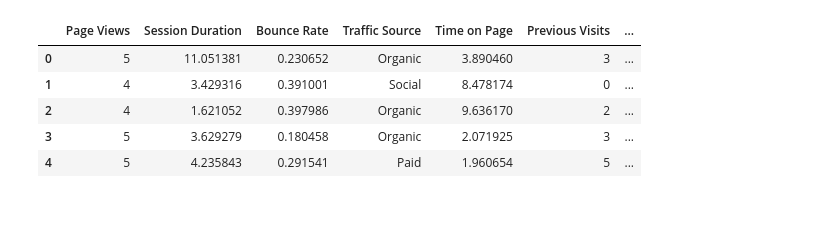
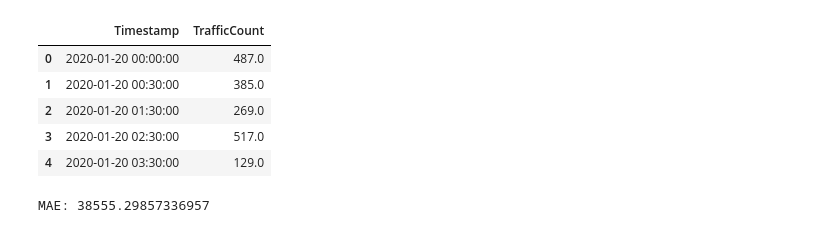
Before and after one commit to bananaEntrepreneur/LoadForecasting, a Jupyter notebook: research.ipynb, the cells around one changed output. Saved outputs shown, nothing was run; the diff lists cells and outputs as text; code cells hidden in the pictures.

Commit message:
feat: tuned model

```diff
--- a/research.ipynb
+++ b/research.ipynb
@@ -10,12 +9,12 @@ import numpy as np
 # %%
-url = "https://raw.githubusercontent.com/bananaEntrepreneur/LoadForecasting/refs/heads/main/data/website_data.csv"
+url = "https://raw.githubusercontent.com/bananaEntrepreneur/LoadForecasting/refs/heads/main/data/web_traffic.csv"
 df = pd.read_csv(url)
 
 df.head()
 # %% [output]
-|  | Page Views | Session Duration | Bounce Rate | Traffic Source | Time on Page | Previous Visits | ... |
-| 0 | 5 | 11.051381 | 0.230652 | Organic | 3.890460 | 3 | ... |
-| 1 | 4 | 3.429316 | 0.391001 | Social | 8.478174 | 0 | ... |
-| 2 | 4 | 1.621052 | 0.397986 | Organic | 9.636170 | 2 | ... |
-| 3 | 5 | 3.629279 | 0.180458 | Organic | 2.071925 | 3 | ... |
-| 4 | 5 | 4.235843 | 0.291541 | Paid | 1.960654 | 5 | ... |
+|  | Timestamp | TrafficCount |
+| 0 | 2020-01-20 00:00:00 | 487.0 |
+| 1 | 2020-01-20 00:30:00 | 385.0 |
+| 2 | 2020-01-20 01:30:00 | 269.0 |
+| 3 | 2020-01-20 02:30:00 | 517.0 |
+| 4 | 2020-01-20 03:30:00 | 129.0 |
@@ -27,0 +40,27 @@ daily = daily.sort_values("date")
+# %%
+# train model
+split = int(len(data)*0.8)
+
+train = data.iloc[:split]
+test = data.iloc[split:]
+
+features = ["lag_1","lag_7","rolling_7","dayofweek","month"]
+
+X_train = train[features]
+y_train = train["traffic"]
+
+X_test = test[features]
+y_test = test["traffic"]
+
+model = xgb.XGBRegressor(
+    n_estimators=300,
+    learning_rate=0.05,
+    max_depth=6
+)
+
+model.fit(X_train, y_train)
+preds = model.predict(X_test)
+
+print("MAE:", mean_absolute_error(y_test, preds))
+# %% [output]
+MAE: 38555.29857336957
```
Also changed, not shown: parts of 14 cells of this notebook.
